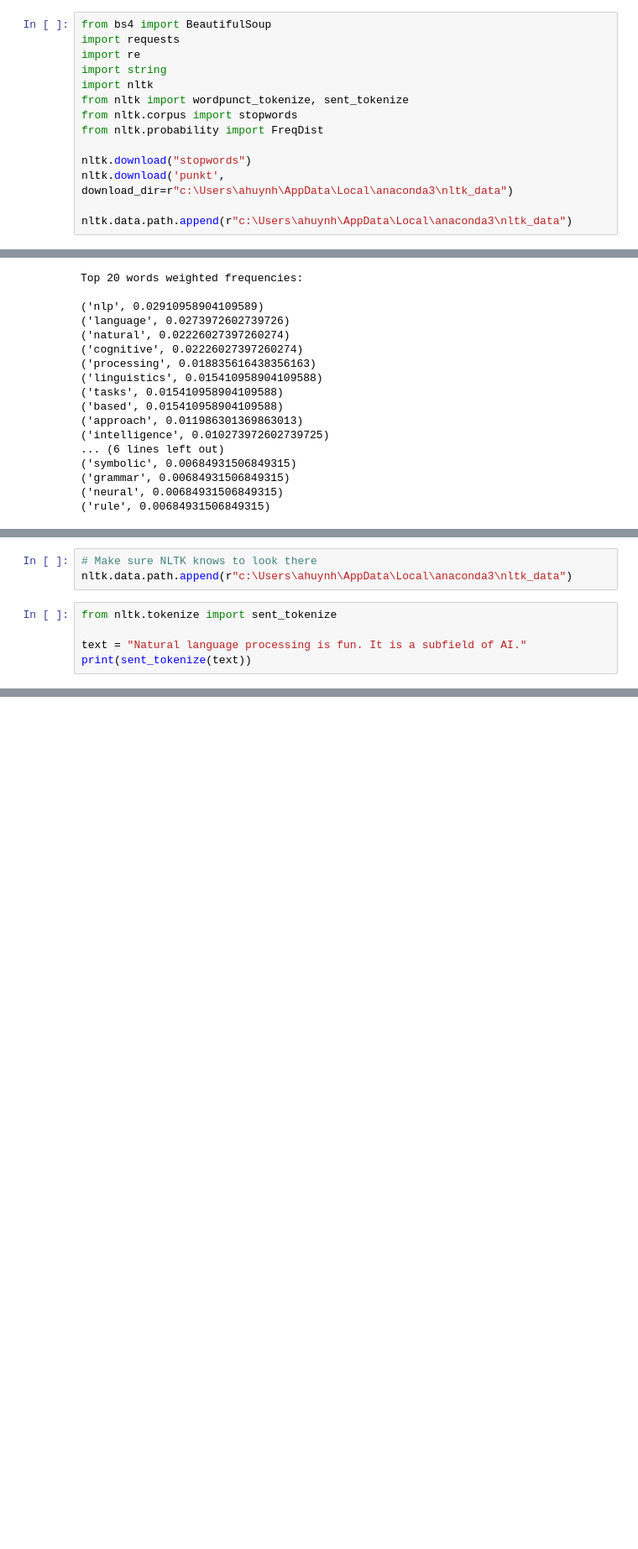
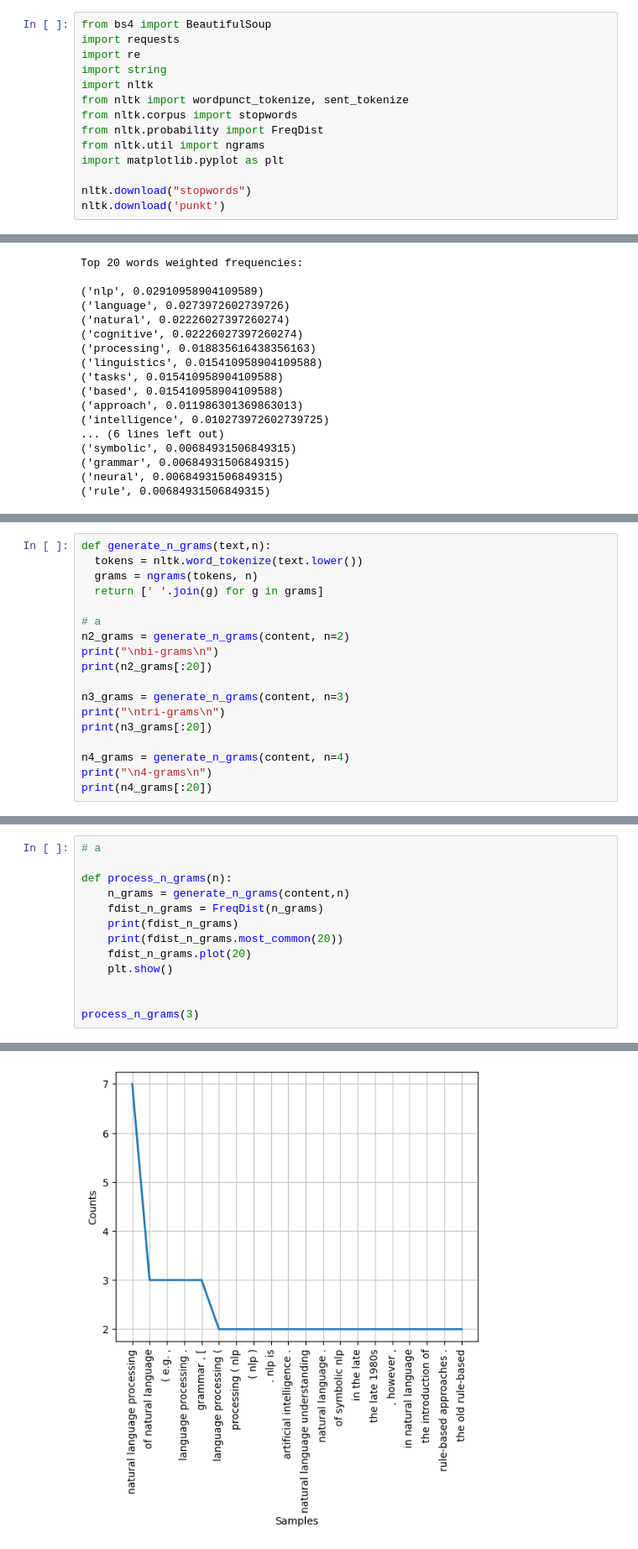
Before and after one commit to annguyenhuynh/AIT626-Lab, a Jupyter notebook: Module_2/AIT626_Lab2_AnHuynh.ipynb, the cells around one changed output, grey strips where cells are left out. Shown at 84% size. Drawn from its saved outputs; the diff is of its cells as text; blank space fills up the shorter version.

```diff
--- a/Module_2/AIT626_Lab2_AnHuynh.ipynb
+++ b/Module_2/AIT626_Lab2_AnHuynh.ipynb
@@ -11,10 +11,10 @@ import nltk
 from nltk import wordpunct_tokenize, sent_tokenize
 from nltk.corpus import stopwords
 from nltk.probability import FreqDist
+from nltk.util import ngrams
+import matplotlib.pyplot as plt
 
 nltk.download("stopwords")
-nltk.download('punkt', download_dir=r"c:\Users\ahuynh\AppData\Local\anaconda3\nltk_data")
-
-nltk.data.path.append(r"c:\Users\ahuynh\AppData\Local\anaconda3\nltk_data")
+nltk.download('punkt')
 # %% [output]
 [nltk_data] Downloading package stopwords to
@@ -198,8 +172,0 @@ True
-# %%
-# Make sure NLTK knows to look there
-nltk.data.path.append(r"c:\Users\ahuynh\AppData\Local\anaconda3\nltk_data")
-# %%
-from nltk.tokenize import sent_tokenize
-
-text = "Natural language processing is fun. It is a subfield of AI."
-print(sent_tokenize(text))
@@ -210,0 +301,18 @@ LookupError:
+# %%
+def generate_n_grams(text,n):
+  tokens = nltk.word_tokenize(text.lower())
+  grams = ngrams(tokens, n)
+  return [' '.join(g) for g in grams]
+
+# a
+n2_grams = generate_n_grams(content, n=2)
+print("\nbi-grams\n")
+print(n2_grams[:20])
+
+n3_grams = generate_n_grams(content, n=3)
+print("\ntri-grams\n")
+print(n3_grams[:20])
+
+n4_grams = generate_n_grams(content, n=4)
+print("\n4-grams\n")
+print(n4_grams[:20])
@@ -210,0 +333,14 @@ LookupError:
+# %%
+# a
+
+def process_n_grams(n):
+    n_grams = generate_n_grams(content,n)
+    fdist_n_grams = FreqDist(n_grams)
+    print(fdist_n_grams)
+    print(fdist_n_grams.most_common(20))
+    fdist_n_grams.plot(20)
+    plt.show()
+
+
+process_n_grams(3)
+# %% [output]
@@ -210,0 +349 @@ LookupError:
+[figure, added]
```
Also changed, not shown: parts of 27 cells of this notebook, 4 other files.
